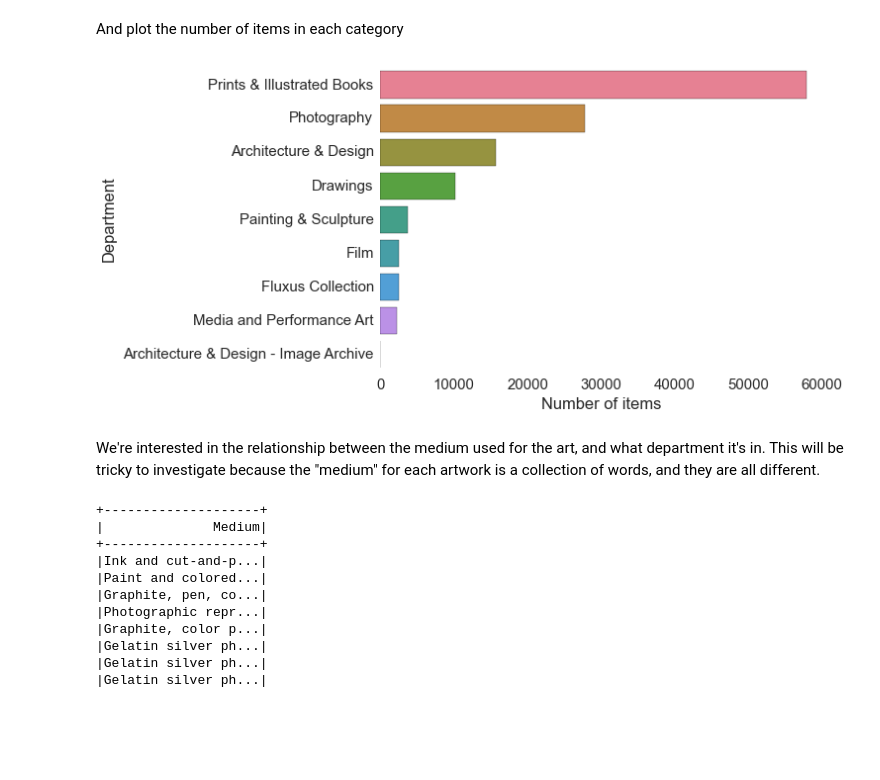
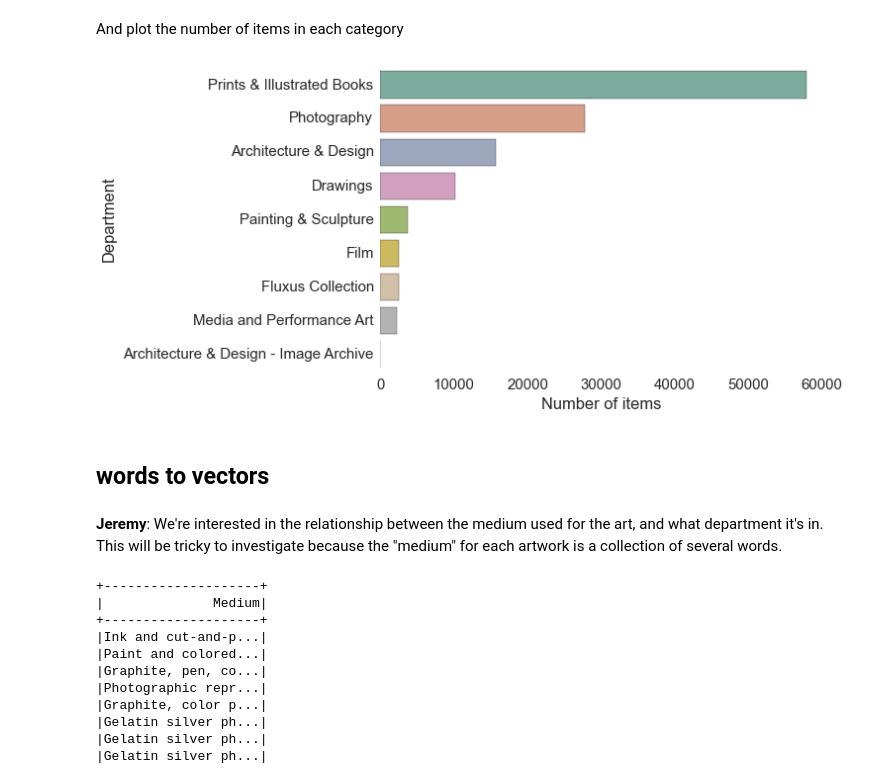
Before and after one commit to freeman-lab/spark-demo, a Jupyter notebook: notebooks/spark-demo.ipynb, the cells around one changed output. Cells and saved outputs as stored; diff of their text form; code cells hidden in the pictures; blank space fills up the shorter version.

```diff
--- a/notebooks/spark-demo.ipynb
+++ b/notebooks/spark-demo.ipynb
@@ -85,13 +90,16 @@ sns.set_context('notebook', font_scale=1.5)
 # %% [markdown]
 And plot the number of items in each category
 # %%
-pal = sns.color_palette("husl", 9)
+sns.set_context('notebook', font_scale=1.5)
+pal = sns.color_palette("Set2", 9, desat=0.7)
 sns.barplot(x='count', y='Department', data=local, palette=pal)
 plt.xlabel('Number of items');
 # %% [output]
-[figure, old version]
+[figure, new version]
+# %% [markdown]
+## words to vectors
 # %% [markdown]
-We're interested in the relationship between the medium used for the art, and what department it's in. This will be tricky to investigate because the "medium" for each artwork is a collection of words, and they are all different.
+**Jeremy**: We're interested in the relationship between the medium used for the art, and what department it's in. This will be tricky to investigate because the "medium" for each artwork is a collection of several words.
 # %%
 filt.select('Medium').show()
 # %% [output]
```
Also changed, not shown: parts of 66 cells of this notebook.
